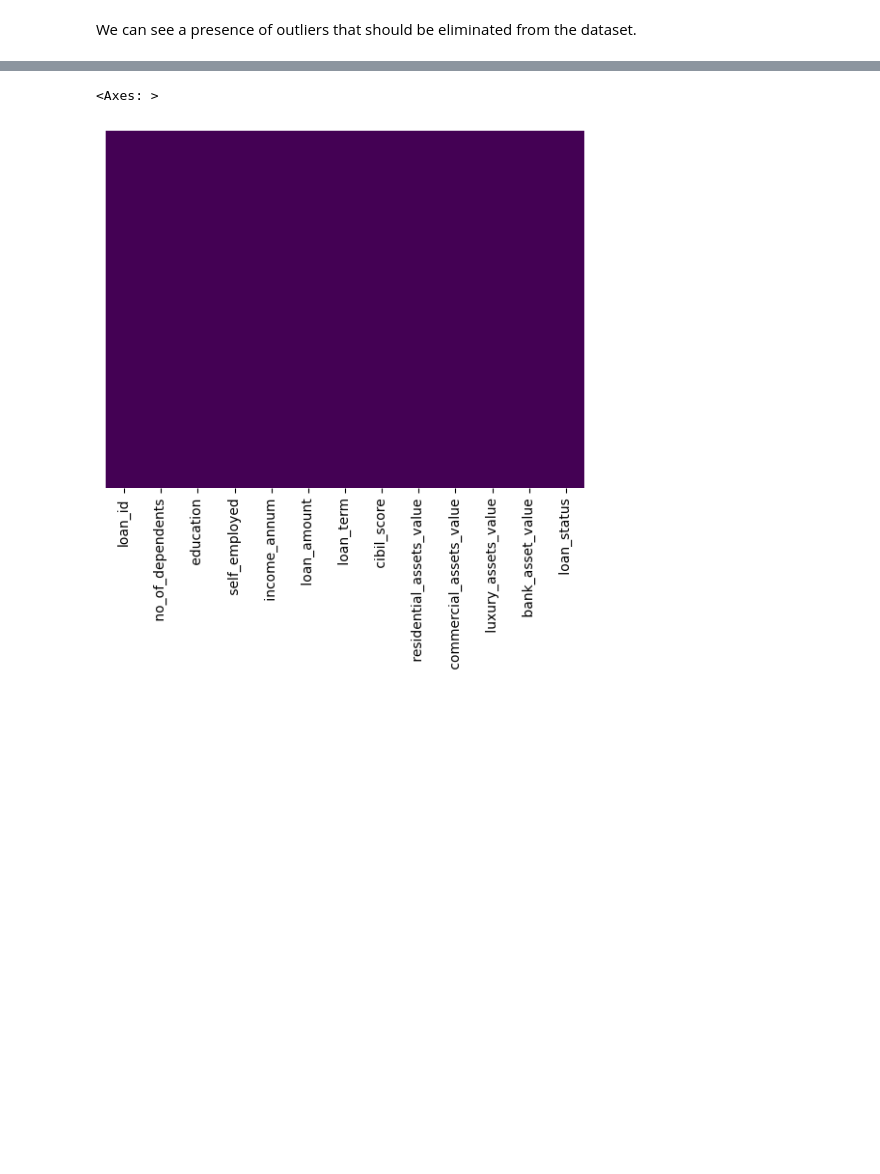
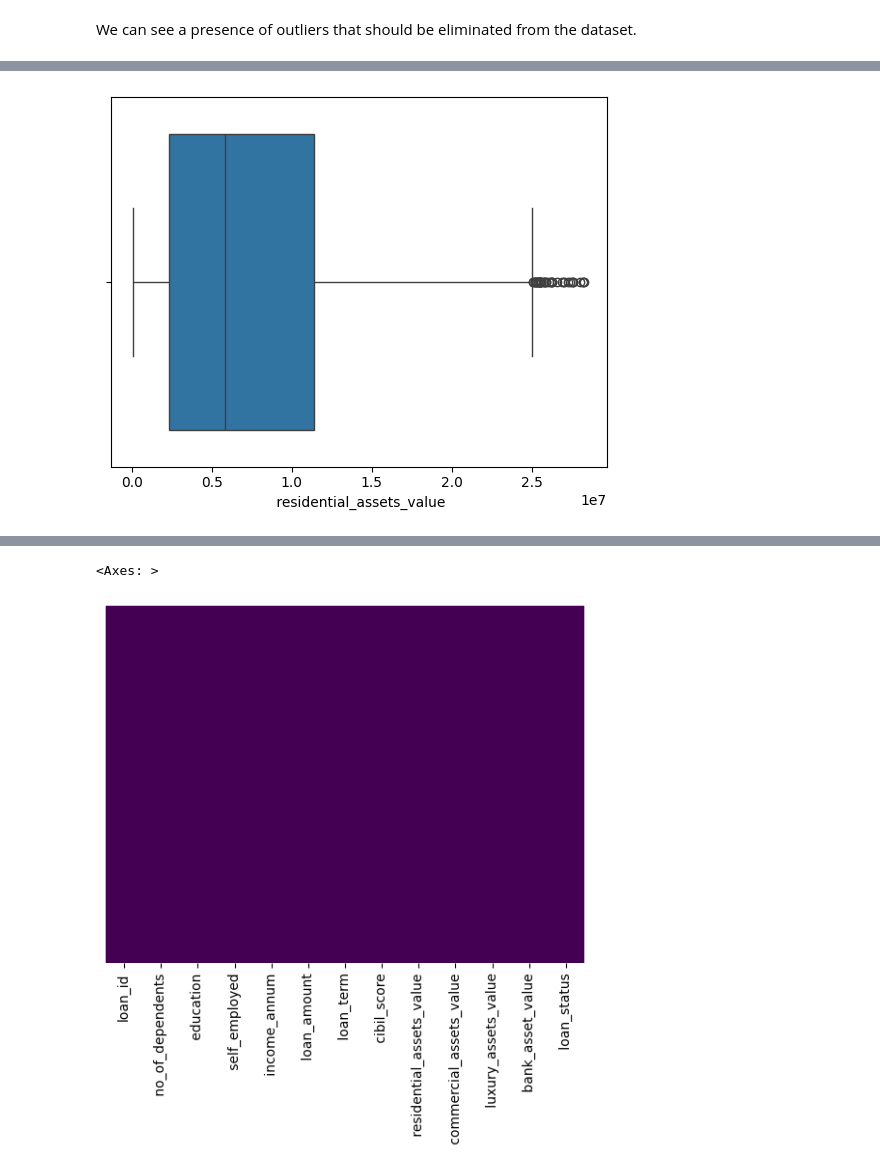
Before and after one commit to Wissal-m/Bank-Loan-Approval-Prediction, a Jupyter notebook: Bank_Loan_Approval_Prediction.ipynb, the cells around one changed output, grey strips where cells are left out. Saved outputs shown, nothing was run; the diff lists cells and outputs as text; code cells hidden in the pictures; blank space fills up the shorter version.

```diff
--- a/Bank_Loan_Approval_Prediction.ipynb
+++ b/Bank_Loan_Approval_Prediction.ipynb
@@ -107,0 +79,4 @@ fig3.show()
+# %%
+fig = sns.boxplot(df, x=' residential_assets_value')
+# %% [output]
+[figure, added]
```
Also changed, not shown: parts of 15 cells of this notebook.
